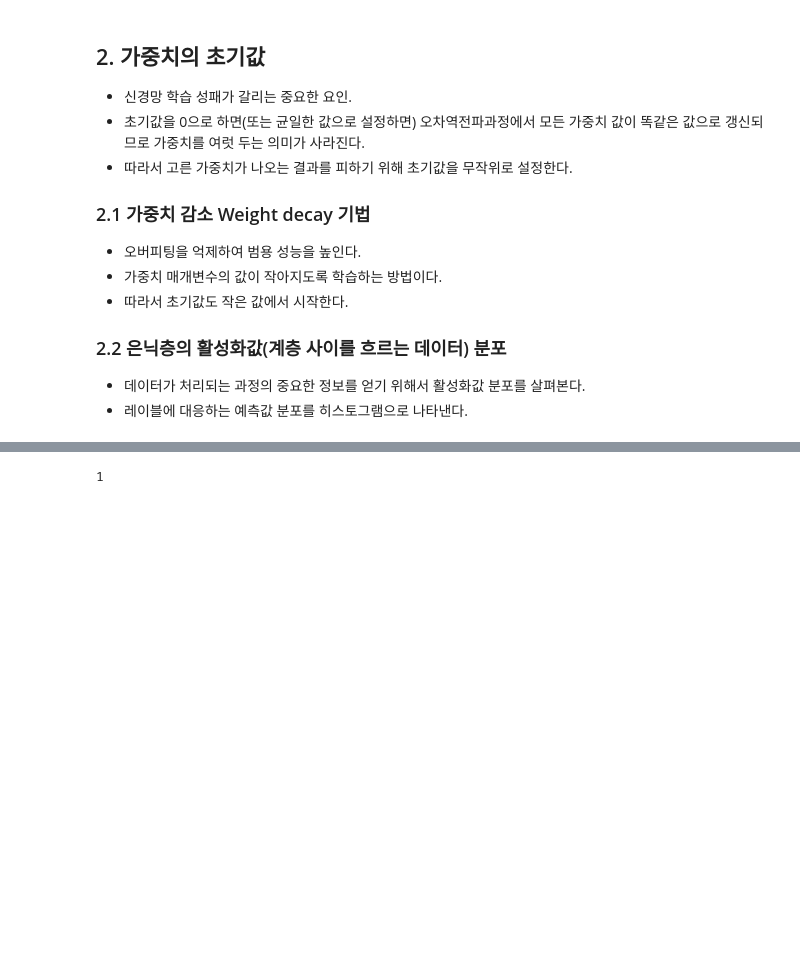
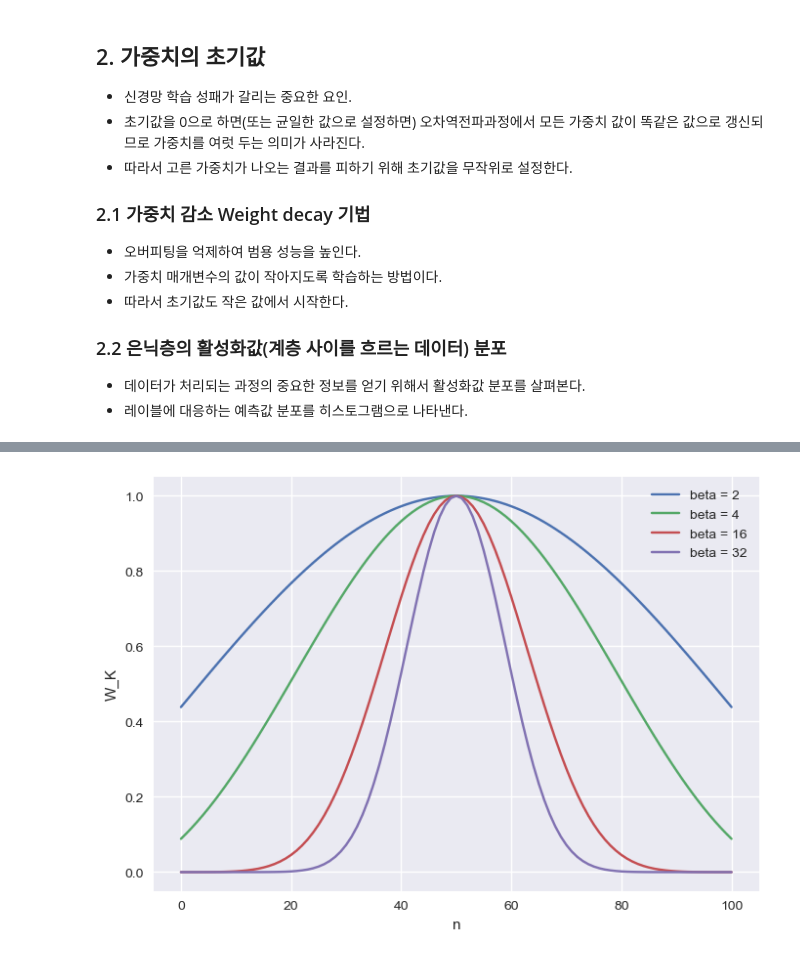
Before and after one commit to PhyCosmos/docs, a Jupyter notebook: ch6.ipynb, the cells around one changed output, grey strips where cells are left out. Cells and saved outputs as stored; diff of their text form; code cells hidden in the pictures; blank space fills up the shorter version.

```diff
--- a/ch6.ipynb
+++ b/ch6.ipynb
@@ -633,8 +729,0 @@ plt.show()
-# %%
-# histogram
-fig, axs = plt.subplots(1, len(activations), figsize=(12,3), sharey=True)
-for i, a in activations.items():
-    axs[i].set_title(str(i+1) + "-layer")
-    axs[i].hist(a.flatten(), 30, range=(0, 1))
-
-plt.show() # 기울기 소실 gradient vanishing
@@ -696,4 +783,16 @@ plt.show()
-# %%
-len({"e": 1})
-# %% [output]
-1
+# %%
+# smoothing and numpy convolve
+# https://glowingpython.blogspot.com/2012/02/convolution-with-numpy.html
+import pylab
+beta = [2, 4, 16, 32]
+
+pylab.figure()
+for b in beta:
+    w = np.kaiser(101, b)
+    pylab.plot(range(len(w)), w, label="beta = "+ str(b))
+pylab.xlabel('n')
+pylab.ylabel('W_K')
+pylab.legend()
+pylab.show()
+# %% [output]
+[figure, added]
```
Also changed, not shown: parts of 11 cells of this notebook, 10 other files.
